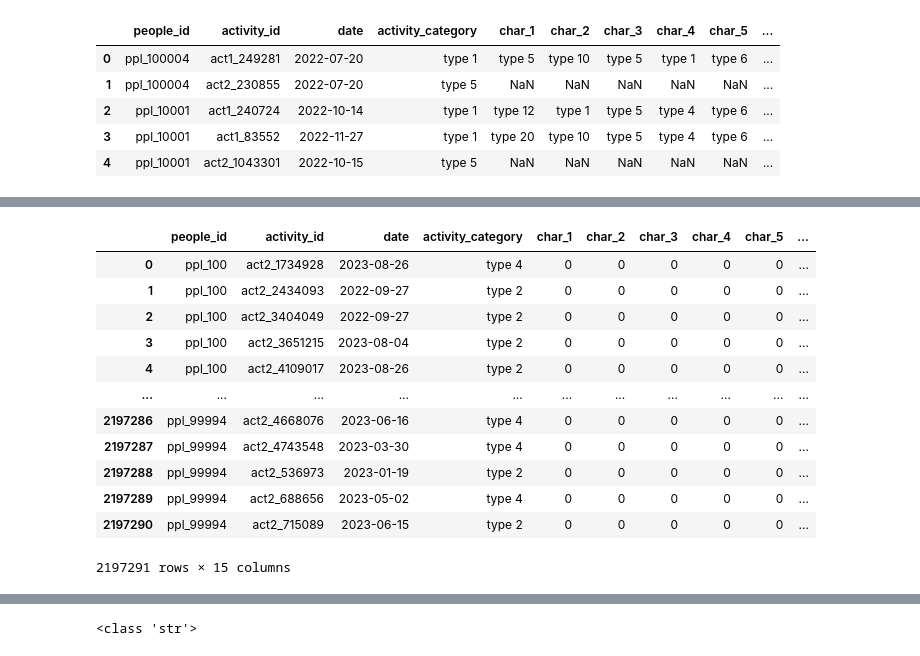
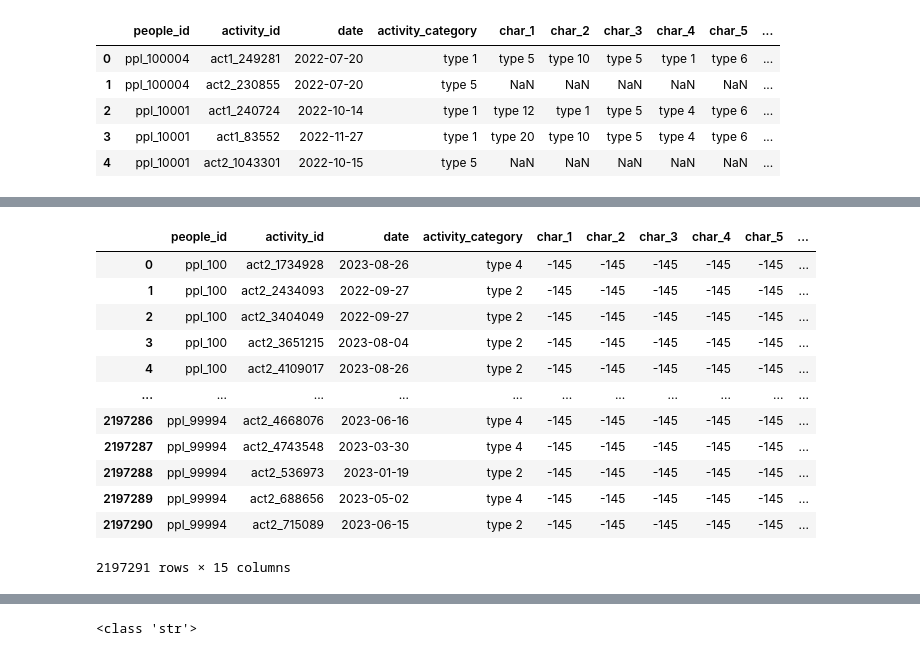
Before and after one commit to yash-meshram/predicting-red-hat-business-value, a Jupyter notebook: training.ipynb, the cells around one changed output, grey strips where cells are left out. Cells and saved outputs as stored; diff of their text form; code cells hidden in the pictures.

```diff
--- a/training.ipynb
+++ b/training.ipynb
@@ -10,9 +10,9 @@ Mounted at /content/drive
 # people_url = 'https://drive.google.com/file/d/1mcubwphNke8B5tAF23r-AX747Y0-O19C/view?usp=sharing'
 # act_test_url = 'https://drive.google.com/file/d/1iGMR_Be6FO-zDYKr-b8gQ--9bdGjOVRU/view?usp=sharing'
 
-act_train_path = '/content/drive/MyDrive/B.Tech/prediction/act_train.csv'
-people_path = '/content/drive/MyDrive/B.Tech/prediction/people.csv'
-act_test_path = '/content/drive/MyDrive/B.Tech/prediction/act_test.csv'
+act_train_path = '/content/drive/MyDrive/B.Tech/kaggle/predicting-red-hat-business-value/act_train.csv'
+people_path = '/content/drive/MyDrive/B.Tech/kaggle/predicting-red-hat-business-value/people.csv'
+act_test_path = '/content/drive/MyDrive/B.Tech/kaggle/predicting-red-hat-business-value/act_test.csv'
 # %%
 df_train = pd.read_csv(act_train_path)
 df_people = pd.read_csv(people_path)
@@ -100,18 +117,18 @@ df_null
 # %%
 for i in df_train.columns:
-    df_train[i].fillna(value=0, inplace=True)
+    df_train[i].fillna(value=-145, inplace=True)
 df_train
 # %% [output]
 |  | people_id | activity_id | date | activity_category | char_1 | char_2 | char_3 | char_4 | char_5 | ... |
-| 0 | ppl_100 | act2_1734928 | 2023-08-26 | type 4 | 0 | 0 | 0 | 0 | 0 | ... |
-| 1 | ppl_100 | act2_2434093 | 2022-09-27 | type 2 | 0 | 0 | 0 | 0 | 0 | ... |
-| 2 | ppl_100 | act2_3404049 | 2022-09-27 | type 2 | 0 | 0 | 0 | 0 | 0 | ... |
-| 3 | ppl_100 | act2_3651215 | 2023-08-04 | type 2 | 0 | 0 | 0 | 0 | 0 | ... |
-| 4 | ppl_100 | act2_4109017 | 2023-08-26 | type 2 | 0 | 0 | 0 | 0 | 0 | ... |
+| 0 | ppl_100 | act2_1734928 | 2023-08-26 | type 4 | -145 | -145 | -145 | -145 | -145 | ... |
+| 1 | ppl_100 | act2_2434093 | 2022-09-27 | type 2 | -145 | -145 | -145 | -145 | -145 | ... |
+| 2 | ppl_100 | act2_3404049 | 2022-09-27 | type 2 | -145 | -145 | -145 | -145 | -145 | ... |
+| 3 | ppl_100 | act2_3651215 | 2023-08-04 | type 2 | -145 | -145 | -145 | -145 | -145 | ... |
+| 4 | ppl_100 | act2_4109017 | 2023-08-26 | type 2 | -145 | -145 | -145 | -145 | -145 | ... |
 | ... | ... | ... | ... | ... | ... | ... | ... | ... | ... | ... |
-| 2197286 | ppl_99994 | act2_4668076 | 2023-06-16 | type 4 | 0 | 0 | 0 | 0 | 0 | ... |
-| 2197287 | ppl_99994 | act2_4743548 | 2023-03-30 | type 4 | 0 | 0 | 0 | 0 | 0 | ... |
-| 2197288 | ppl_99994 | act2_536973 | 2023-01-19 | type 2 | 0 | 0 | 0 | 0 | 0 | ... |
-| 2197289 | ppl_99994 | act2_688656 | 2023-05-02 | type 4 | 0 | 0 | 0 | 0 | 0 | ... |
-| 2197290 | ppl_99994 | act2_715089 | 2023-06-15 | type 2 | 0 | 0 | 0 | 0 | 0 | ... |
+| 2197286 | ppl_99994 | act2_4668076 | 2023-06-16 | type 4 | -145 | -145 | -145 | -145 | -145 | ... |
+| 2197287 | ppl_99994 | act2_4743548 | 2023-03-30 | type 4 | -145 | -145 | -145 | -145 | -145 | ... |
+| 2197288 | ppl_99994 | act2_536973 | 2023-01-19 | type 2 | -145 | -145 | -145 | -145 | -145 | ... |
+| 2197289 | ppl_99994 | act2_688656 | 2023-05-02 | type 4 | -145 | -145 | -145 | -145 | -145 | ... |
+| 2197290 | ppl_99994 | act2_715089 | 2023-06-15 | type 2 | -145 | -145 | -145 | -145 | -145 | ... |
 2197291 rows × 15 columns
```
Also changed, not shown: parts of 16 cells of this notebook, 6 other files.
